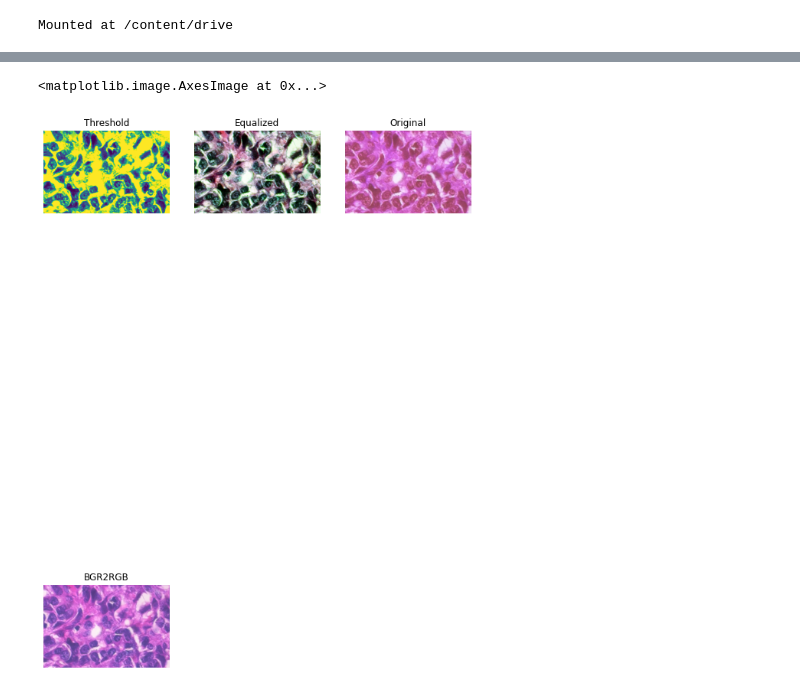
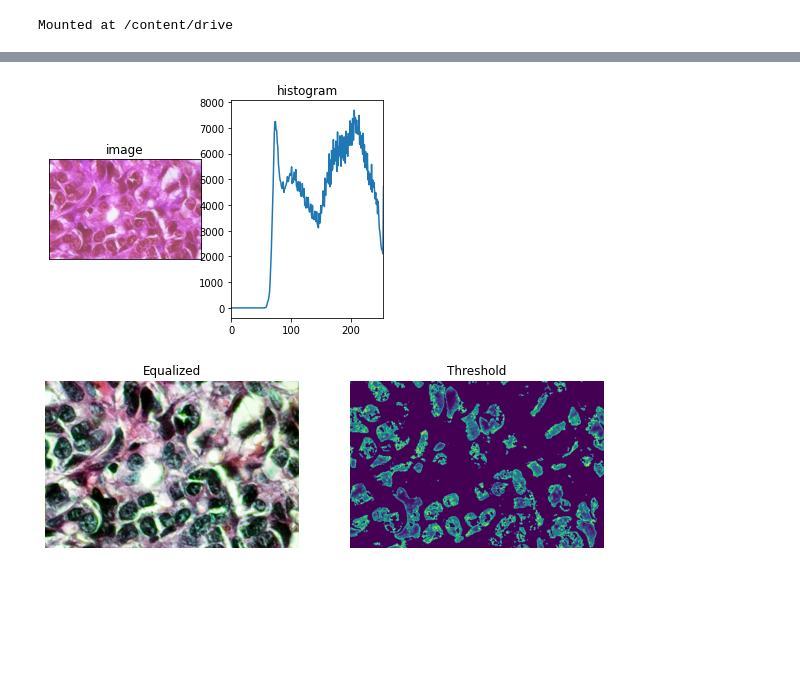
Before and after one commit to Nadeem-Anwar/Nadeem-Anwar, a Jupyter notebook: Cancer.ipynb, the cells around one changed output, grey strips where cells are left out. Saved outputs shown, nothing was run; the diff lists cells and outputs as text; code cells hidden in the pictures; blank space fills up the shorter version.

```diff
--- a/Cancer.ipynb
+++ b/Cancer.ipynb
@@ -149,34 +149,51 @@ b_image_eq = cv2.equalizeHist(b_image)
 
 imgc_eq = cv2.merge((r_image_eq, g_image_eq, b_image_eq))
 cmap_val = None
+# %%
+import numpy as np
+imgg = cv2.cvtColor(imgc_eq, cv2.COLOR_RGB2GRAY)
+# create the histogram
+np.histogram(imgg, bins=10, range=None, normed=None, weights=None, density=None)
+pyplot.subplot(1,2,1)
+pyplot.imshow(img,cmap='gray')
+pyplot.title('image')
+pyplot.xticks([])
+pyplot.yticks([])
+pyplot.subplot(1,2,2)
+hist,bin = np.histogram(img.ravel(),256,[0,255])
+pyplot.xlim([0,255])
+pyplot.plot(hist)
+pyplot.title('histogram')
+pyplot.show()
+# %% [output]
+[figure, added]
 # %%
-imgg = cv2.cvtColor(imgc_eq, cv2.COLOR_RGB2GRAY)
-ret, thresh_hold = cv2.threshold(imgg, 160, 255, cv2.THRESH_TRUNC)
+ret, thresh_hold = cv2.threshold(imgg, 65, 255, cv2.THRESH_TOZERO_INV)
 
 fig = pyplot.figure(figsize=(10, 20))
 
-ax1 = fig.add_subplot(2, 3, 3)
+'''ax1 = fig.add_subplot(2, 3, 1)
 ax1.axis("off")
 ax1.title.set_text('Original')
-ax2 = fig.add_subplot(2, 3, 4)
+ax2 = fig.add_subplot(2, 3, 2)
 ax2.axis("off")
 ax2.title.set_text("BGR2RGB")
-
-ax3 = fig.add_subplot(2, 3, 2)
+'''
+ax3 = fig.add_subplot(2, 2, 3)
 ax3.axis("off")
 ax3.title.set_text("Equalized")
 
-ax4 = fig.add_subplot(2, 3, 1)
+ax4 = fig.add_subplot(2, 2, 4)
 ax4.axis("off")
 ax4.title.set_text("Threshold")
 
-ax1.imshow(img, cmap=cmap_val)
-ax2.imshow(imgc, cmap=cmap_val)
+#ax1.imshow(img, cmap=cmap_val)
+#ax2.imshow(imgg, cmap=cmap_val)
 ax3.imshow(imgc_eq, cmap=cmap_val)
 ax4.imshow(thresh_hold, cmap=cmap_val)
+pyplot.imsave(destination + '/BreaKHis_v1/demo.png', thresh_hold)
 # %% [output]
-<matplotlib.image.AxesImage at 0x...>
-[figure, old version]
+[figure, new version]
 # %%
 from sklearn.neighbors import KNeighborsClassifier
 from sklearn import metrics
```
Also changed, not shown: parts of 2 cells of this notebook.
